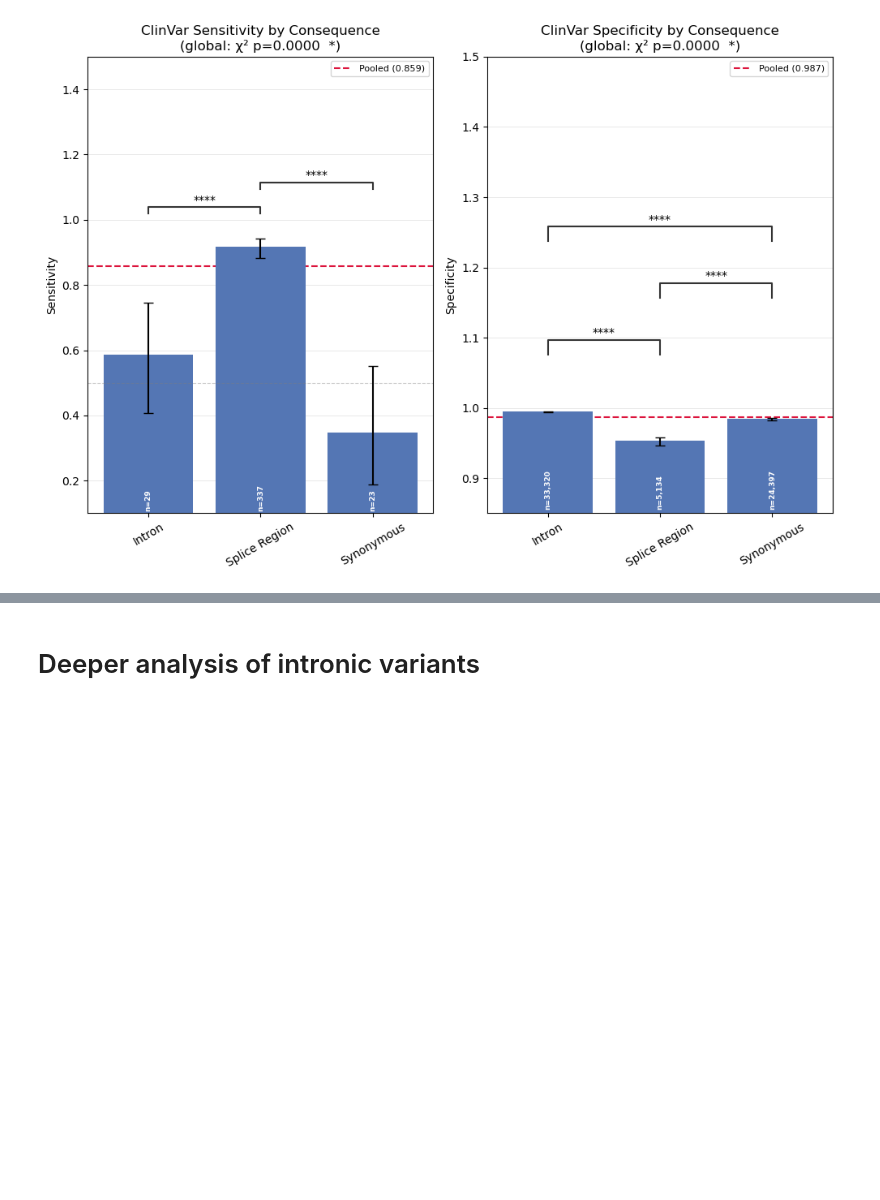
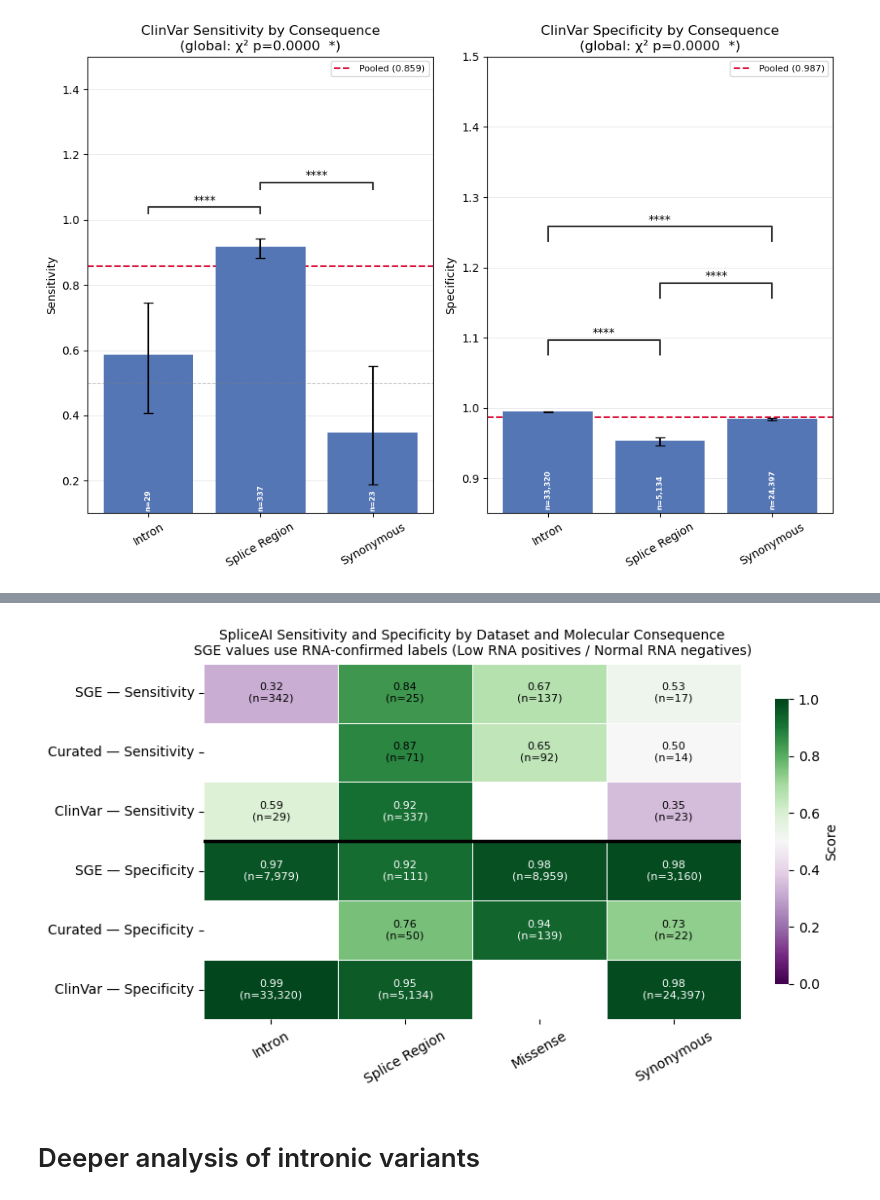
Before and after one commit to ivanw314/PillarProject_CAVA_Analysis, a Jupyter notebook: Notebooks/PP_SpliceAI_Joint_benchmarking.ipynb, the cells around one changed output, grey strips where cells are left out. Saved outputs shown, nothing was run; the diff lists cells and outputs as text; code cells hidden in the pictures; blank space fills up the shorter version.

Commit message:
Update PP_SpliceAI_Joint_benchmarking.ipynb
Added summary heatmap for sensitivity and specificity across datasets

```diff
--- a/Notebooks/PP_SpliceAI_Joint_benchmarking.ipynb
+++ b/Notebooks/PP_SpliceAI_Joint_benchmarking.ipynb
@@ -760,6 +760,7 @@ DATASET_SPECS = {
 }
 
 figs_per_dataset = {}
+per_dataset_summary = {}
 
 for ds_name, groups in PER_DATASET_GROUPS.items():
     df_full, label_col, pos_label, neg_label, cons_col = DATASET_SPECS[ds_name]
@@ -798,6 +799,7 @@ for ds_name, groups in PER_DATASET_GROUPS.items():
             'tn': int(tn), 'n_neg': int(tn + fp),
         })
     summary_df_ds = pd.DataFrame(summary_rows_ds)
+    per_dataset_summary[ds_name] = summary_df_ds
 
     # Global chi-square (Bonferroni × 2 for two simultaneous global tests)
     table_sens = np.array([[cm[1,1] for cm in cms_list], [cm[1,0] for cm in cms_list]])
@@ -868,3 +872,86 @@ Splice Region    Synonymous         0.0000         0.0000
+# %%
+# Summary heatmap: rows 1-3 = sensitivity, rows 4-6 = specificity (SGE, Curated, ClinVar)
+# "(Low RNA)" suffix stripped from column labels — SGE RNA-filtered per consequence type
+
+def _strip_rna(label):
+    return label.replace(' (Low RNA)', '')
+
+DATASETS = ['SGE', 'Curated', 'ClinVar']
+
+# Build ordered unique consequence display labels (preserve first-seen order)
+cons_display_order = []
+seen = set()
+for ds_name in DATASETS:
+    if ds_name not in per_dataset_summary:
+        continue
+    for c in per_dataset_summary[ds_name]['consequence']:
+        disp = _strip_rna(c)
+        if disp not in seen:
+            cons_display_order.append(disp)
+            seen.add(disp)
+
+n_cons   = len(cons_display_order)
+cons_idx = {c: i for i, c in enumerate(cons_display_order)}
+
+ROW_SPECS = [
+    ('SGE',     'sensitivity', 'n_pos'),
+    ('Curated', 'sensitivity', 'n_pos'),
+    ('ClinVar', 'sensitivity', 'n_pos'),
+    ('SGE',     'specificity', 'n_neg'),
+    ('Curated', 'specificity', 'n_neg'),
+    ('ClinVar', 'specificity', 'n_neg'),
+]
+row_labels = [f'{ds} — {metric.capitalize()}' for ds, metric, _ in ROW_SPECS]
+
+heat_vals = np.full((6, n_cons), np.nan)
+heat_ns   = np.full((6, n_cons), np.nan)
+
+for i, (ds_name, metric, n_col) in enumerate(ROW_SPECS):
+    if ds_name not in per_dataset_summary:
+        continue
+    for _, row in per_dataset_summary[ds_name].iterrows():
+        j = cons_idx.get(_strip_rna(row['consequence']))
+        if j is not None:
+            heat_vals[i, j] = row[metric]
+            heat_ns[i, j]   = row[n_col]
+
+fig, ax = plt.subplots(figsize=(max(8, n_cons * 2.2), 5))
+
+sns.heatmap(
+    heat_vals, ax=ax,
+    mask=np.isnan(heat_vals),
+    vmin=0, vmax=1,
+    cmap='PRGn',
+    linewidths=0.5, linecolor='white',
+    xticklabels=cons_display_order,
+    yticklabels=row_labels,
+    cbar_kws={'label': 'Score', 'shrink': 0.8},
+)
+
+# Annotate each filled cell manually — bypasses seaborn annot/mask interaction issues
+# White text for values > 0.9 where the dark green background reduces contrast
+for r in range(6):
+    for c in range(n_cons):
+        if not np.isnan(heat_vals[r, c]):
+            txt_color = 'white' if heat_vals[r, c] > 0.9 else 'black'
+            ax.text(c + 0.5, r + 0.5,
+                    f'{heat_vals[r, c]:.2f}\n(n={int(heat_ns[r, c]):,})',
+                    ha='center', va='center', fontsize=8, color=txt_color)
+
+# Separator between sensitivity and specificity blocks
+ax.axhline(3, color='black', linewidth=2.5)
+
+ax.set_title(
+    'SpliceAI Sensitivity and Specificity by Dataset and Molecular Consequence\n'
+    'SGE values use RNA-confirmed labels (Low RNA positives / Normal RNA negatives)',
+    fontsize=10,
+)
+ax.tick_params(axis='x', rotation=30)
+ax.tick_params(axis='y', rotation=0)
+plt.tight_layout()
+plt.show()
+# %% [output]
+[figure, added]
 # %% [markdown]
 # Deeper analysis of intronic variants
 # %% [markdown]
```
Also changed, not shown: parts of 1 cell of this notebook.
